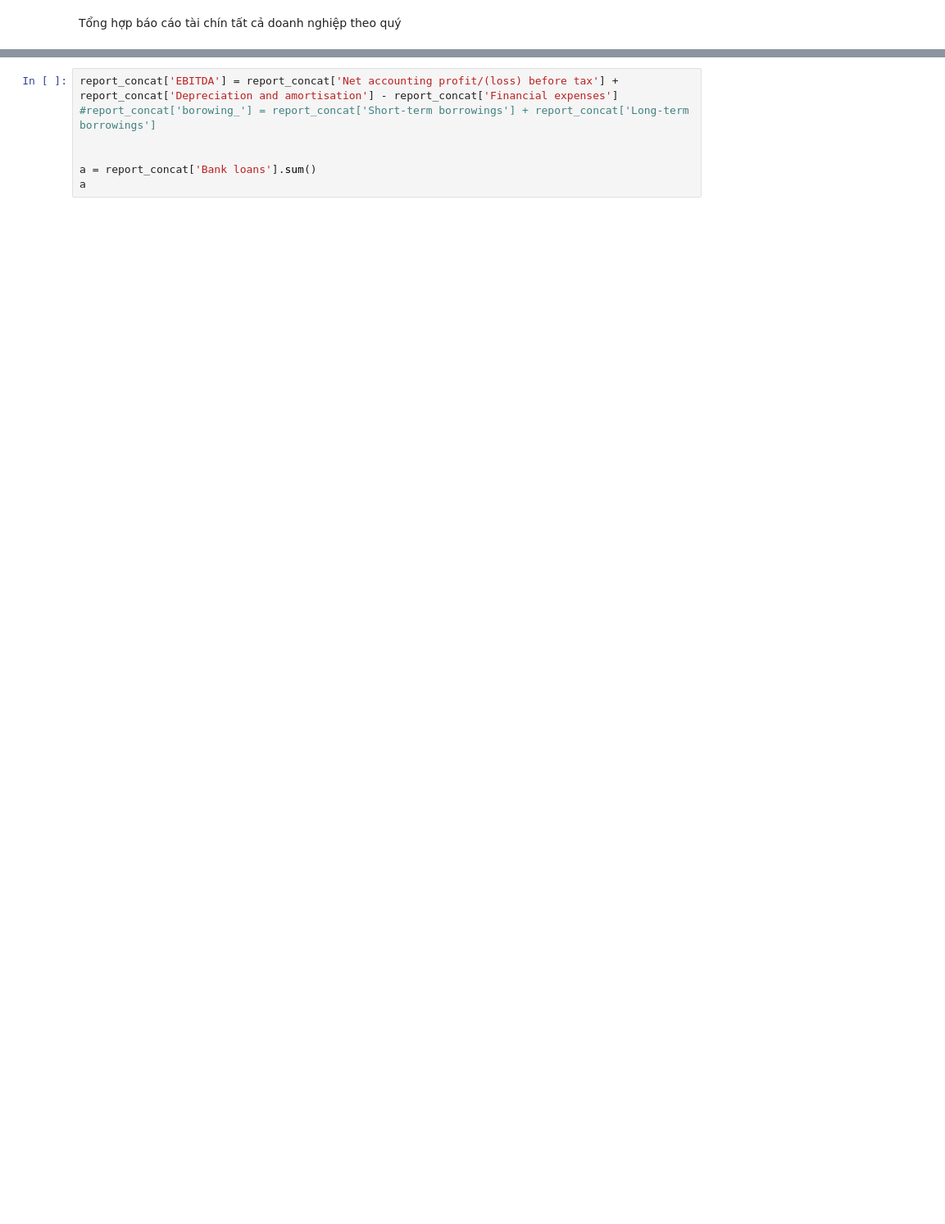
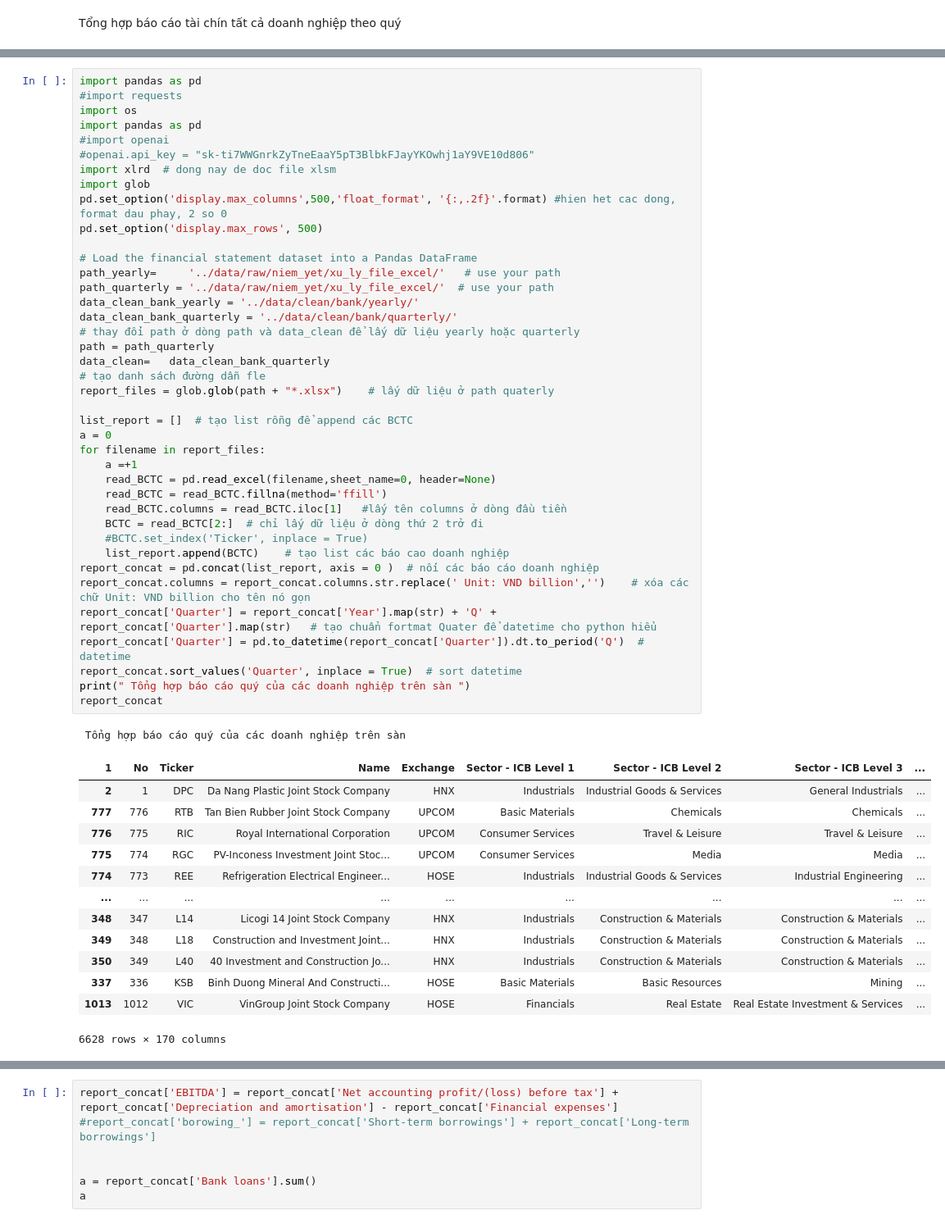
Before and after one commit to mrtotet/Statement_analyst_all_3, a Jupyter notebook: notebooks/process_raw_data.ipynb, the cells around one changed output, grey strips where cells are left out. Shown at 82% size. Cells and saved outputs as stored; diff of their text form; blank space fills up the shorter version.

```diff
--- a/notebooks/process_raw_data.ipynb
+++ b/notebooks/process_raw_data.ipynb
@@ -41,0 +3,55 @@ report_concat
+# %%
+import pandas as pd
+#import requests
+import os
+import pandas as pd
+#import openai
+#openai.api_key = "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"
+import xlrd  # dong nay de doc file xlsm
+import glob
+pd.set_option('display.max_columns',500,'float_format', '{:,.2f}'.format) #hien het cac dong, format dau phay, 2 so 0
+pd.set_option('display.max_rows', 500)
+
+# Load the financial statement dataset into a Pandas DataFrame
+path_yearly=     '../data/raw/niem_yet/xu_ly_file_excel/'   # use your path
+path_quarterly = '../data/raw/niem_yet/xu_ly_file_excel/'  # use your path
+data_clean_bank_yearly = '../data/clean/bank/yearly/'
+data_clean_bank_quarterly = '../data/clean/bank/quarterly/'
+# thay đổi path ở dòng path và data_clean để lấy dữ liệu yearly hoặc quarterly
+path = path_quarterly
+data_clean=   data_clean_bank_quarterly
+# tạo danh sách đường dẫn fle
+report_files = glob.glob(path + "*.xlsx")    # lấy dữ liệu ở path quaterly
+
+list_report = []  # tạo list rỗng để append các BCTC
+a = 0
+for filename in report_files:
+    a =+1
+    read_BCTC = pd.read_excel(filename,sheet_name=0, header=None)
+    read_BCTC = read_BCTC.fillna(method='ffill')
+    read_BCTC.columns = read_BCTC.iloc[1]   #lấy tên columns ở dòng đầu tiền
+    BCTC = read_BCTC[2:]  # chỉ lấy dữ liệu ở dòng thứ 2 trở đi
+    #BCTC.set_index('Ticker', inplace = True)
+    list_report.append(BCTC)    # tạo list các báo cao doanh nghiệp
+report_concat = pd.concat(list_report, axis = 0 )  # nối các báo cáo doanh nghiệp
+report_concat.columns = report_concat.columns.str.replace(' Unit: VND billion','')    # xóa các chữ Unit: VND billion cho tên nó gọn
+report_concat['Quarter'] = report_concat['Year'].map(str) + 'Q' +  report_concat['Quarter'].map(str)   # tạo chuẩn fortmat Quater để datetime cho python hiểu
+report_concat['Quarter'] = pd.to_datetime(report_concat['Quarter']).dt.to_period('Q')  # datetime
+report_concat.sort_values('Quarter', inplace = True)  # sort datetime
+print(" Tổng hợp báo cáo quý của các doanh nghiệp trên sàn ")
+report_concat
+# %% [output]
+ Tổng hợp báo cáo quý của các doanh nghiệp trên sàn
+| 1 | No | Ticker | Name | Exchange | Sector - ICB Level 1 | Sector - ICB Level 2 | Sector - ICB Level 3 | ... |
+| 2 | 1 | DPC | Da Nang Plastic Joint Stock Company | HNX | Industrials | Industrial Goods & Services | General Industrials | ... |
+| 777 | 776 | RTB | Tan Bien Rubber Joint Stock Company | UPCOM | Basic Materials | Chemicals | Chemicals | ... |
+| 776 | 775 | RIC | Royal International Corporation | UPCOM | Consumer Services | Travel & Leisure | Travel & Leisure | ... |
+| 775 | 774 | RGC | PV-Inconess Investment Joint Stoc... | UPCOM | Consumer Services | Media | Media | ... |
+| 774 | 773 | REE | Refrigeration Electrical Engineer... | HOSE | Industrials | Industrial Goods & Services | Industrial Engineering | ... |
+| ... | ... | ... | ... | ... | ... | ... | ... | ... |
+| 348 | 347 | L14 | Licogi 14 Joint Stock Company | HNX | Industrials | Construction & Materials | Construction & Materials | ... |
+| 349 | 348 | L18 | Construction and Investment Joint... | HNX | Industrials | Construction & Materials | Construction & Materials | ... |
+| 350 | 349 | L40 | 40 Investment and Construction Jo... | HNX | Industrials | Construction & Materials | Construction & Materials | ... |
+| 337 | 336 | KSB | Binh Duong Mineral And Constructi... | HOSE | Basic Materials | Basic Resources | Mining | ... |
+| 1013 | 1012 | VIC | VinGroup Joint Stock Company | HOSE | Financials | Real Estate | Real Estate Investment & Services | ... |
+6628 rows × 170 columns
```
Also changed, not shown: parts of 5 cells of this notebook.
